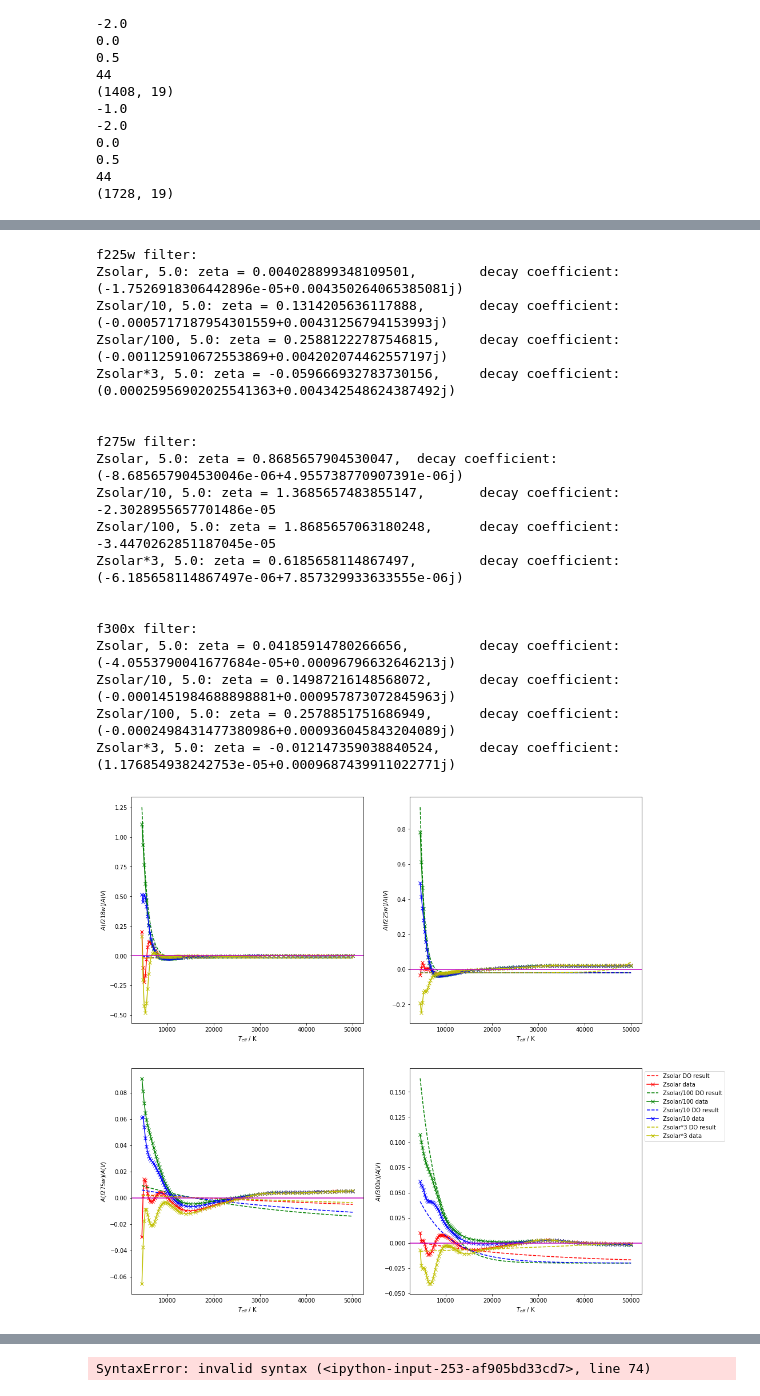
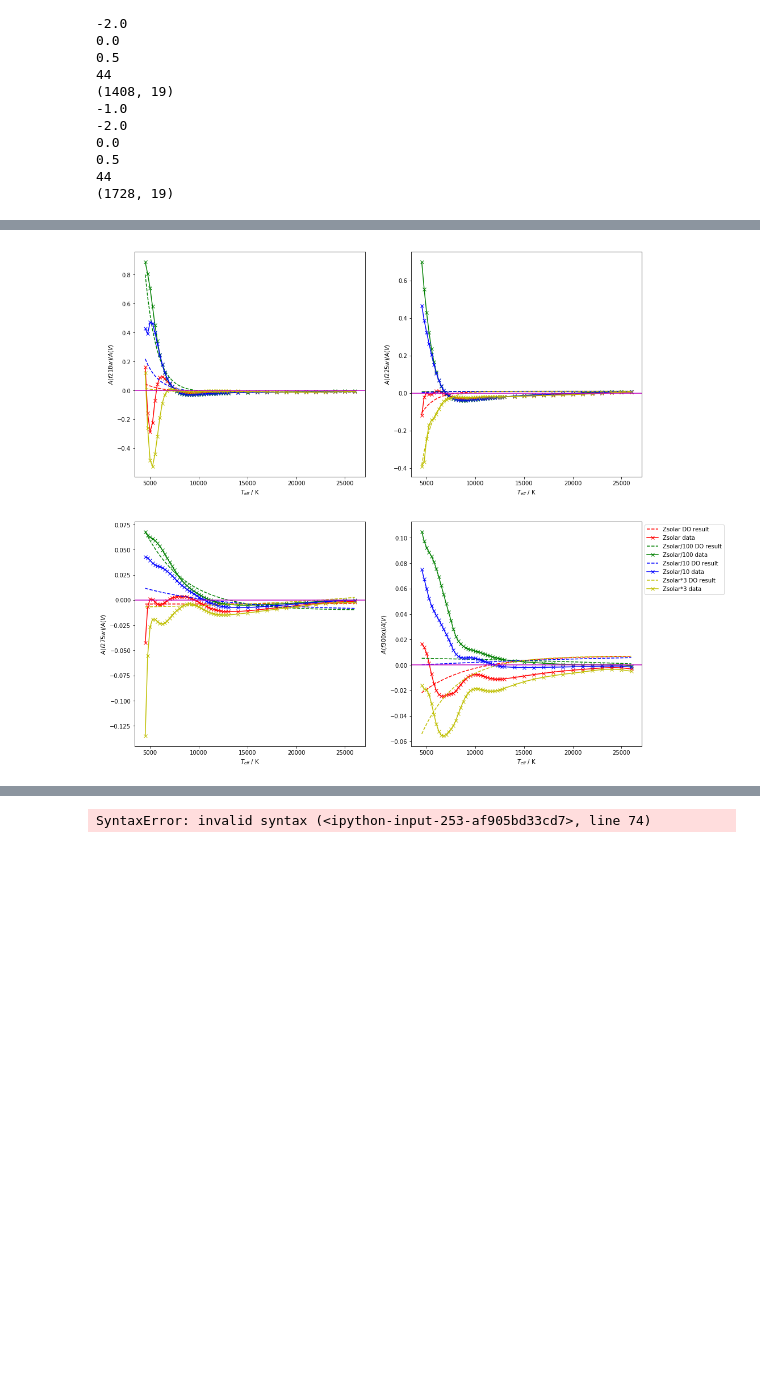
Before and after one commit to AlexlwAstro/phd_work, a Jupyter notebook: gaia_spectra_plots.ipynb, the cells around one changed output, grey strips where cells are left out. Cells and saved outputs as stored; diff of their text form; code cells hidden in the pictures; blank space fills up the shorter version.

```diff
--- a/gaia_spectra_plots.ipynb
+++ b/gaia_spectra_plots.ipynb
@@ -2300,10 +2309,11 @@ print 'done'
 # s = -d*( zeta + 1.0j*np.sqrt(1-zeta**2) )
 # new_var = (k*(Tcut - Tdata))*np.exp(s*Tdata) + r
 # Format below: [a,b,c,d,k,r]
-dosc_f218w_bounds = ([-0.3, -0.5, -0.5, 1.0e-05, -2.0,-0.02], [0.3, 0.5, 1., 0.5, 2.0, 0.02])
-dosc_f225w_bounds = ([-0.3, -0.5, -0.5, 1.0e-05, -2.0,-0.02], [0.3, 0.5, 1., 0.5, 2.0, 0.02])
-dosc_f275w_bounds = ([-0.3, -0.5, -0.5, -0.5, -2.0,-0.02], [0.3, 0.5, 1., 1.0e-05, 1.0, 0.02])
-dosc_f300x_bounds = ([-0.3, -0.5, -0.5, 1.0e-05, -2.0,-0.02], [0.3, 0.5, 1., 0.5, 1.0, 0.02])
+dosc_f218w_bounds = ([-5., -2.5, -2.5, -5., -1.0e-02,-0.01], [5., 2.5, 2.5, 5., 1.0e-02, 0.01])
+dosc_f225w_bounds = ([-5., -2.5, -2.5, -5., -1.0e-02,-0.01], [5., 2.5, 2.5, 5., 1.0e-02, 0.01])
+dosc_f275w_bounds = ([-5., -5., -2.5, -5., -1.0e-02,-0.01], [5., 2.5, 2.5, 5., 1.0e-02, 0.01])
+dosc_f300x_bounds = ([-5., -2.5, -2.5, -5., -1.0e-02,-0.01], [5., 2.5, 2.5, 5., 1.0e-02, 0.01])
+
 dosc_f336w_bounds = ([-0.5, -1., -0.5, 0., 0., -0.02], [0.5, 1., 0.5, 0.5, 0.1, 0.02])
 dosc_f390w_bounds = ([-0.5, -1., -0.5, 0., 0., -0.02], [0.5, 1., 0.5, 0.5, 0.1, 0.02])
 dosc_f438w_bounds = ([-0.5, -1., -0.5, 0., 0., -0.02], [0.5, 1., 0.5, 0.5, 0.1, 0.02])
@@ -2320,7 +2330,7 @@ dosc_Grp_bounds =   ([-0.5, -1., -0.5, 0., 0., -0.02], [0.5, 1., 0.5, 0.5, 0.1,
 dosc_bounds_list = [dosc_f218w_bounds,dosc_f225w_bounds,dosc_f275w_bounds,dosc_f300x_bounds,dosc_f336w_bounds,dosc_f390w_bounds,dosc_f438w_bounds,dosc_f475w_bounds,dosc_f555w_bounds,dosc_f606w_bounds,dosc_f625w_bounds,dosc_f775w_bounds,dosc_f814w_bounds,dosc_G_bounds,dosc_Gbp_bounds,dosc_Grp_bounds]
 print len(dosc_bounds_list)
 
-dosc_p0 = [0., 0., -0.1, 1.0e-05, 0.1, 0.]
+dosc_p0 = [0., 0., -0.1, 1.0e-05, 1.0e-04, 0.]
 
 R2_coeffs_filterwise = []
 R2_cov_mat_filterwise = []
@@ -2356,7 +2366,7 @@ for i in range(3,7):
     print cov_mat
     print '\n'
 
-    with open(dosc_file_out,'a') as f:
+    with open(orig_dosc_file_out,'a') as f:
         f.write(comb_filter_str[i-3]+' filter: \n')
         f.write('\t Damped-oscillator fit coefficients: \n')
         np.savetxt(f,coeffs)
@@ -2427,7 +2437,7 @@ R2_zs_dict_45,zs_gvals_45 = grid_vals_dict(zs_results_45,2)
 R2_zh_dict_45,zh_gvals_45 = grid_vals_dict(zh_results_45,2)
 print '\n'
 
-keyval = '5.0'
+keyval = '3.0'
 zs_data_arr = R2_zs_dict[keyval]
 z2_data_arr = R2_z2_dict[keyval]
 z1_data_arr = R2_z1_dict[keyval]
@@ -2520,23 +2530,4 @@ Zsolar*3, 5.0: zeta = 0.014364079214700343,      decay coefficient: (-9.78435267
-f225w filter:
-Zsolar, 5.0: zeta = 0.004028899348109501,        decay coefficient: (-1.7526918306442896e-05+0.004350264065385081j)
-Zsolar/10, 5.0: zeta = 0.1314205636117888,       decay coefficient: (-0.0005717187954301559+0.00431256794153993j)
-Zsolar/100, 5.0: zeta = 0.25881222787546815,     decay coefficient: (-0.001125910672553869+0.004202074462557197j)
-Zsolar*3, 5.0: zeta = -0.059666932783730156,     decay coefficient: (0.00025956902025541363+0.004342548624387492j)
-
-
-f275w filter:
-Zsolar, 5.0: zeta = 0.8685657904530047,  decay coefficient: (-8.685657904530046e-06+4.955738770907391e-06j)
-Zsolar/10, 5.0: zeta = 1.3685657483855147,       decay coefficient: -2.3028955657701486e-05
-Zsolar/100, 5.0: zeta = 1.8685657063180248,      decay coefficient: -3.4470262851187045e-05
-Zsolar*3, 5.0: zeta = 0.6185658114867497,        decay coefficient: (-6.185658114867497e-06+7.857329933633555e-06j)
-
-
-f300x filter:
-Zsolar, 5.0: zeta = 0.04185914780266656,         decay coefficient: (-4.0553790041677684e-05+0.00096796632646213j)
-Zsolar/10, 5.0: zeta = 0.14987216148568072,      decay coefficient: (-0.0001451984688898881+0.000957873072845963j)
-Zsolar/100, 5.0: zeta = 0.2578851751686949,      decay coefficient: (-0.0002498431477380986+0.000936045843204089j)
-Zsolar*3, 5.0: zeta = -0.012147359038840524,     decay coefficient: (1.176854938242753e-05+0.0009687439911022771j)
-[figure, old version]
+[figure, new version]
 # %%
 # NEW STRATEGY - REVERSE ENGINEER ZETAS!
 # Get first-order reproductions of curve using manual tinkering
```
Also changed, not shown: parts of 9 cells of this notebook, 7 other files.
